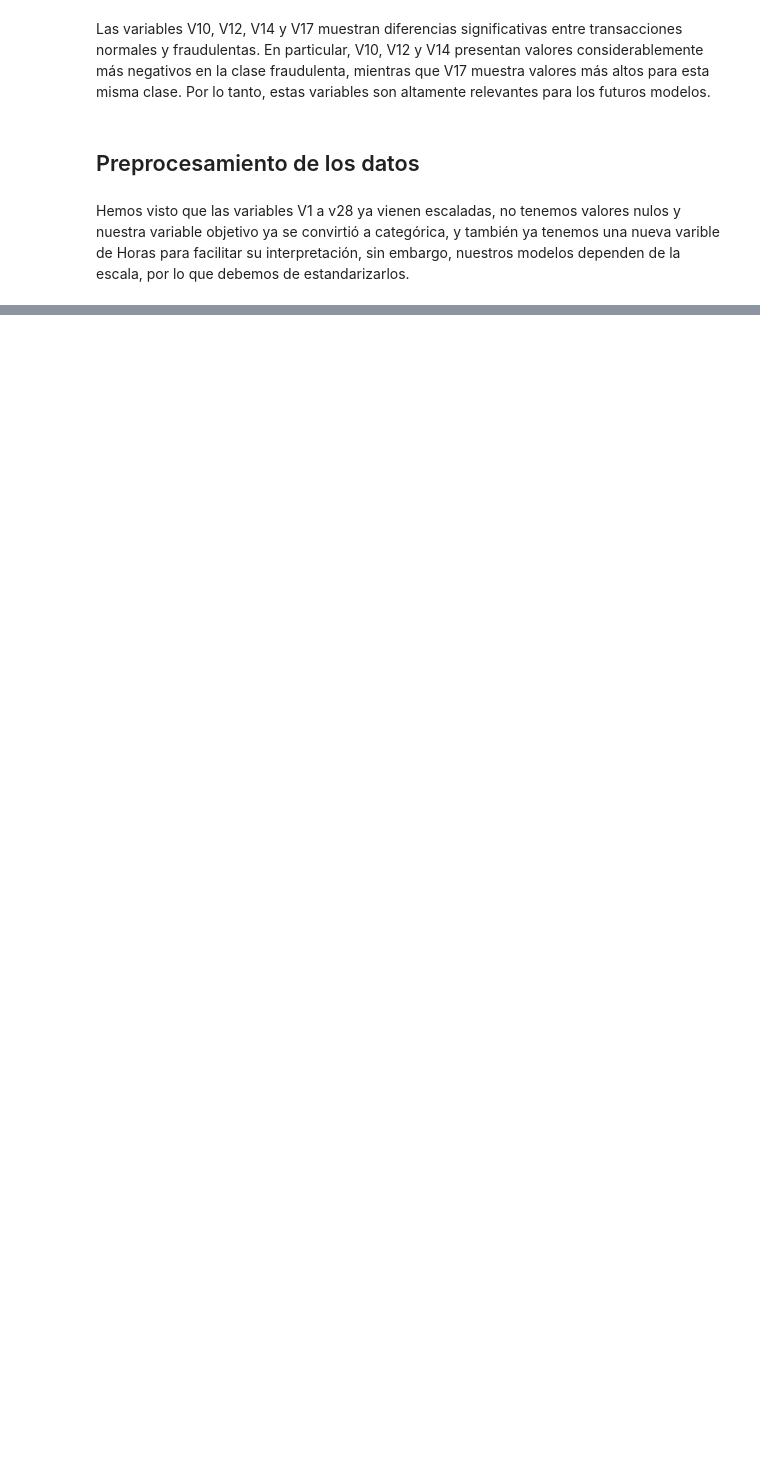
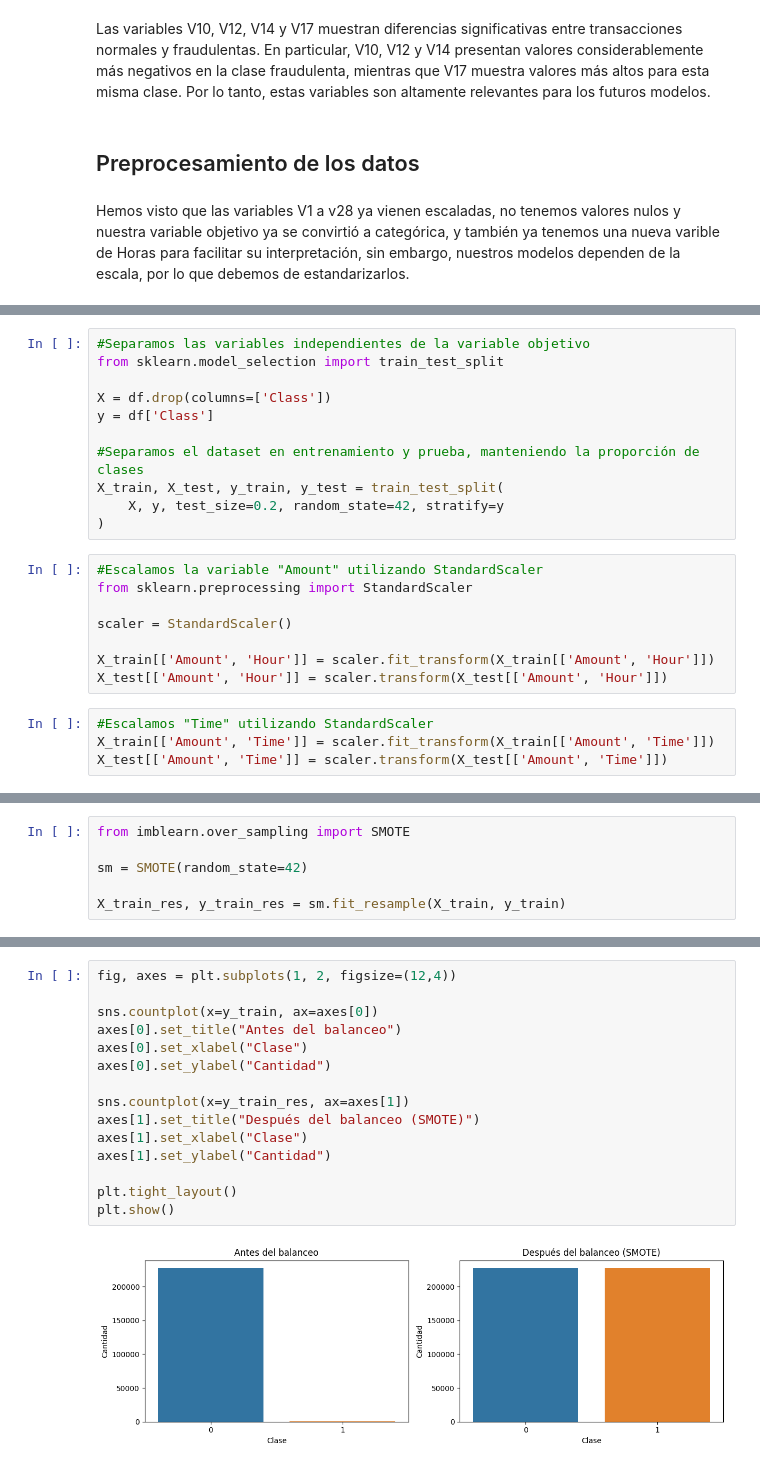
Before and after one commit to angelsosai/Deteccion_de_Anomalias_y_Fraude_en_Transacciones---Diplomado-en-Ciencia-de-datos, a Jupyter notebook: EDA.ipynb, the cells around one changed output, grey strips where cells are left out. Cells and saved outputs as stored; diff of their text form; blank space fills up the shorter version.

```diff
--- a/EDA.ipynb
+++ b/EDA.ipynb
@@ -250,0 +239,23 @@ Hemos visto que las variables V1 a v28 ya vienen escaladas, no tenemos valores n
+# %%
+#Separamos las variables independientes de la variable objetivo
+from sklearn.model_selection import train_test_split
+
+X = df.drop(columns=['Class'])
+y = df['Class']
+
+#Separamos el dataset en entrenamiento y prueba, manteniendo la proporción de clases
+X_train, X_test, y_train, y_test = train_test_split(
+    X, y, test_size=0.2, random_state=42, stratify=y
+)
+# %%
+#Escalamos la variable "Amount" utilizando StandardScaler
+from sklearn.preprocessing import StandardScaler
+
+scaler = StandardScaler()
+
+X_train[['Amount', 'Hour']] = scaler.fit_transform(X_train[['Amount', 'Hour']])
+X_test[['Amount', 'Hour']] = scaler.transform(X_test[['Amount', 'Hour']])
+# %%
+#Escalamos "Time" utilizando StandardScaler
+X_train[['Amount', 'Time']] = scaler.fit_transform(X_train[['Amount', 'Time']])
+X_test[['Amount', 'Time']] = scaler.transform(X_test[['Amount', 'Time']])
@@ -250,0 +264,6 @@ Hemos visto que las variables V1 a v28 ya vienen escaladas, no tenemos valores n
+# %%
+from imblearn.over_sampling import SMOTE
+
+sm = SMOTE(random_state=42)
+
+X_train_res, y_train_res = sm.fit_resample(X_train, y_train)
@@ -250,0 +283,17 @@ Hemos visto que las variables V1 a v28 ya vienen escaladas, no tenemos valores n
+# %%
+fig, axes = plt.subplots(1, 2, figsize=(12,4))
+
+sns.countplot(x=y_train, ax=axes[0])
+axes[0].set_title("Antes del balanceo")
+axes[0].set_xlabel("Clase")
+axes[0].set_ylabel("Cantidad")
+
+sns.countplot(x=y_train_res, ax=axes[1])
+axes[1].set_title("Después del balanceo (SMOTE)")
+axes[1].set_xlabel("Clase")
+axes[1].set_ylabel("Cantidad")
+
+plt.tight_layout()
+plt.show()
+# %% [output]
+[figure, added]
```
Also changed, not shown: parts of 12 cells of this notebook.
